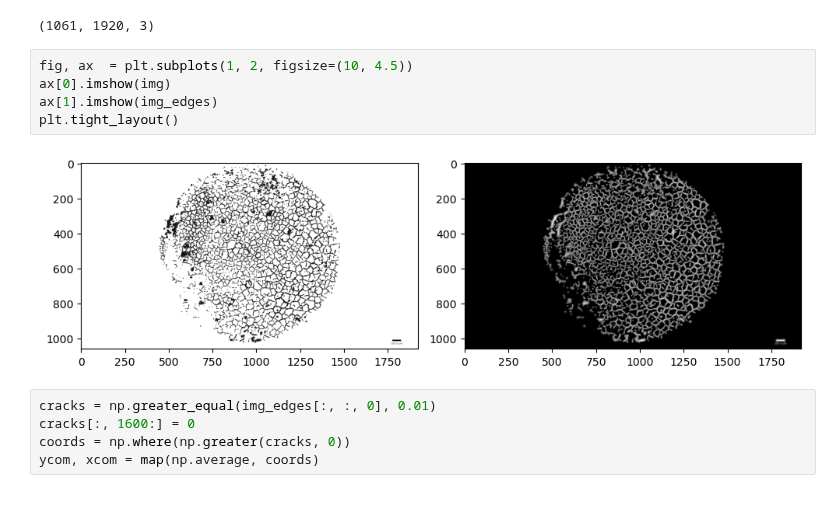
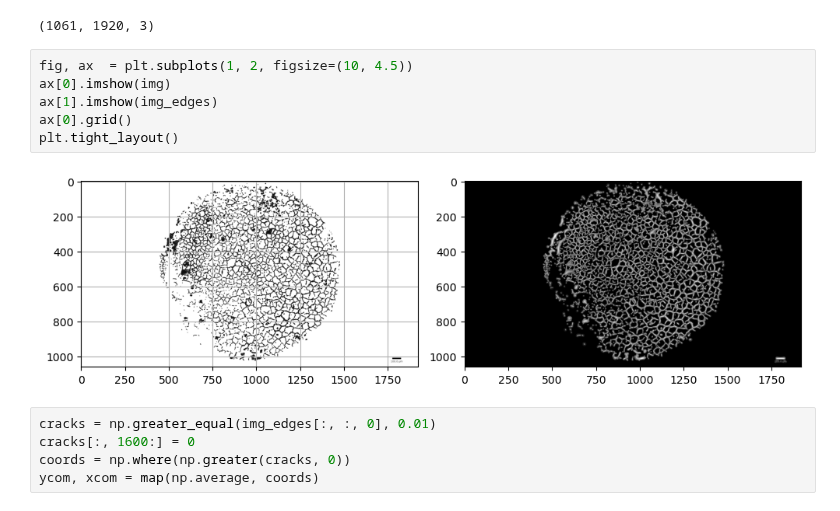
Before and after one commit to molel-gt/ssb, a Jupyter notebook: silicon_xct.ipynb, the cells around one changed output. Cells and saved outputs as stored; diff of their text form.

```diff
--- a/silicon_xct.ipynb
+++ b/silicon_xct.ipynb
@@ -74,10 +81,11 @@ img_edges.shape
 # %%
 fig, ax  = plt.subplots(1, 2, figsize=(10, 4.5))
 ax[0].imshow(img)
 ax[1].imshow(img_edges)
+ax[0].grid()
 plt.tight_layout()
 # %% [output]
-[figure, old version]
+[figure, new version]
 # %%
 cracks = np.greater_equal(img_edges[:, :, 0], 0.01)
 cracks[:, 1600:] = 0
```
Also changed, not shown: parts of 3 cells of this notebook.
